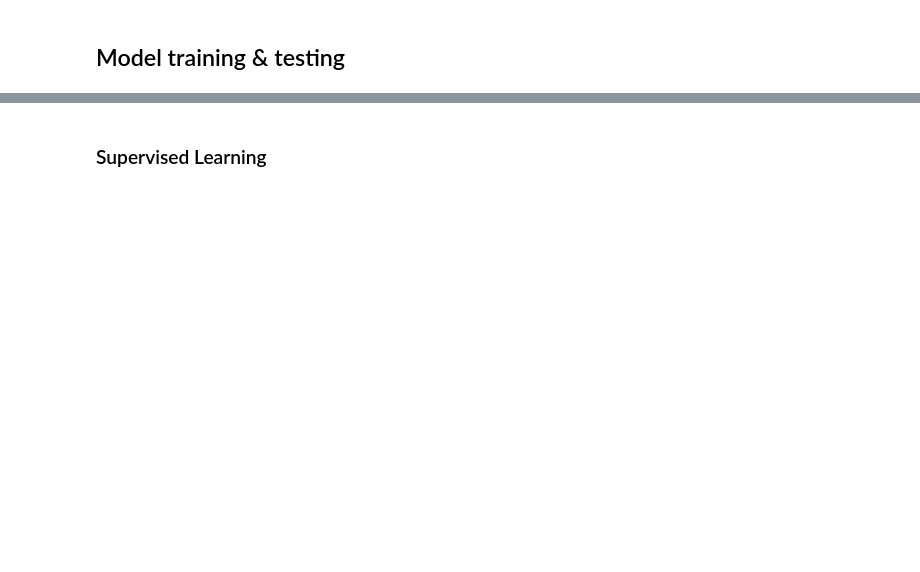
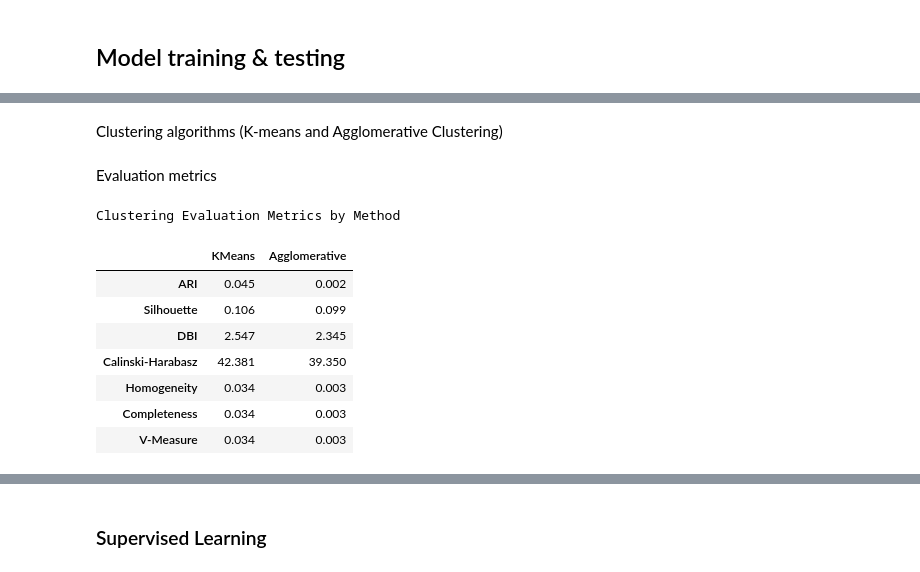
Before and after one commit to barbara-s-neto/Gene_Expression_Cancer_Class, a Jupyter notebook: babs.ipynb, the cells around one changed output, grey strips where cells are left out. Cells and saved outputs as stored; diff of their text form; code cells hidden in the pictures; blank space fills up the shorter version.

```diff
--- a/babs.ipynb
+++ b/babs.ipynb
@@ -341,0 +248,2 @@ print(feature_reductions)
+# %% [markdown]
+Clustering algorithms (K-means and Agglomerative Clustering)
@@ -341,0 +256,2 @@ print(feature_reductions)
+# %% [markdown]
+Evaluation metrics
@@ -341,0 +260,35 @@ print(feature_reductions)
+# %%
+def get_clustering_metrics(X_data, y_true, cluster_labels):
+    return {
+        "ARI": adjusted_rand_score(y_true, cluster_labels),
+        "Silhouette": silhouette_score(X_data, cluster_labels),
+        "DBI": davies_bouldin_score(X_data, cluster_labels),
+        "Calinski-Harabasz": calinski_harabasz_score(X_data, cluster_labels),
+        "Homogeneity": homogeneity_score(y_true, cluster_labels),
+        "Completeness": completeness_score(y_true, cluster_labels),
+        "V-Measure": v_measure_score(y_true, cluster_labels)
+    }
+
+all_cluster_results = {
+    "KMeans": get_clustering_metrics(X_scaled, y, kmeans_labels),
+    "Agglomerative": get_clustering_metrics(X_scaled, y, agg_labels)
+}
+
+cluster_results_table = pd.DataFrame(all_cluster_results)
+
+cluster_results_styled = cluster_results_table.style \
+    .format("{:.3f}") \
+    .set_caption("Clustering Evaluation Metrics by Method") \
+    .set_properties(**{'text-align': 'center'})
+
+display(cluster_results_styled)
+# %% [output]
+Clustering Evaluation Metrics by Method
+|  | KMeans | Agglomerative |
+| ARI | 0.045 | 0.002 |
+| Silhouette | 0.106 | 0.099 |
+| DBI | 2.547 | 2.345 |
+| Calinski-Harabasz | 42.381 | 39.350 |
+| Homogeneity | 0.034 | 0.003 |
+| Completeness | 0.034 | 0.003 |
+| V-Measure | 0.034 | 0.003 |
```
Also changed, not shown: parts of 24 cells of this notebook.
